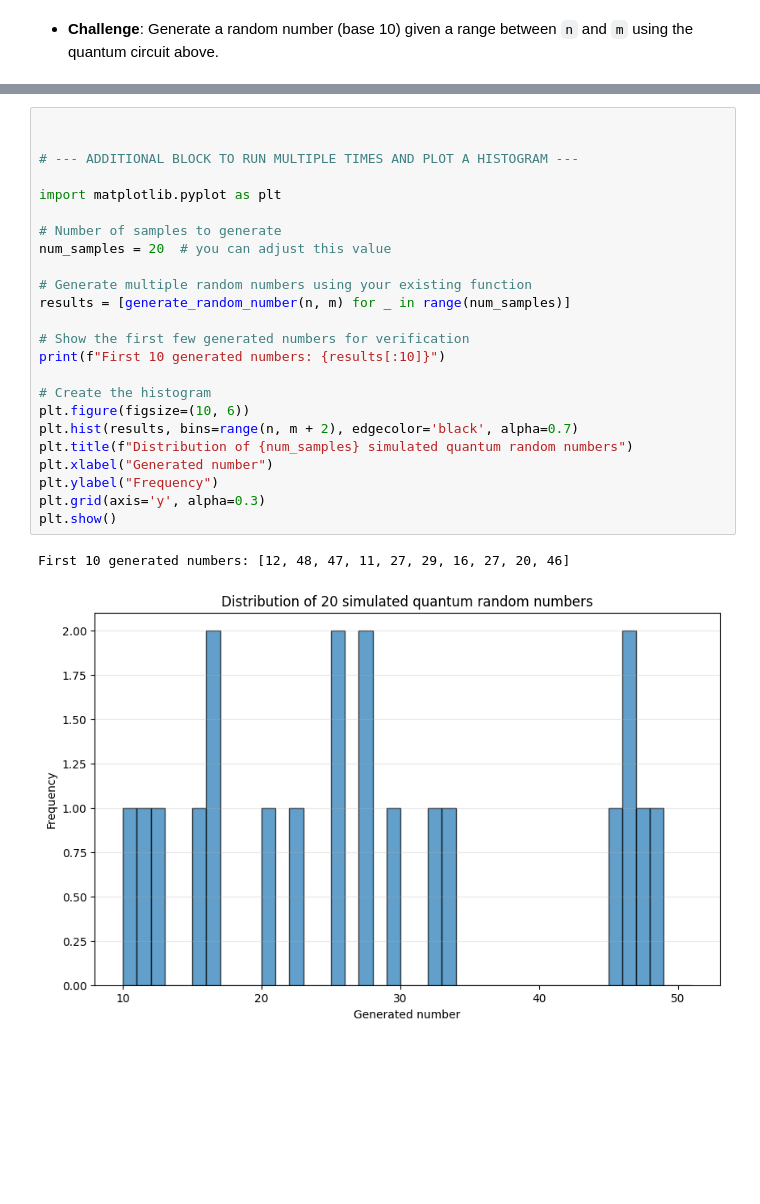
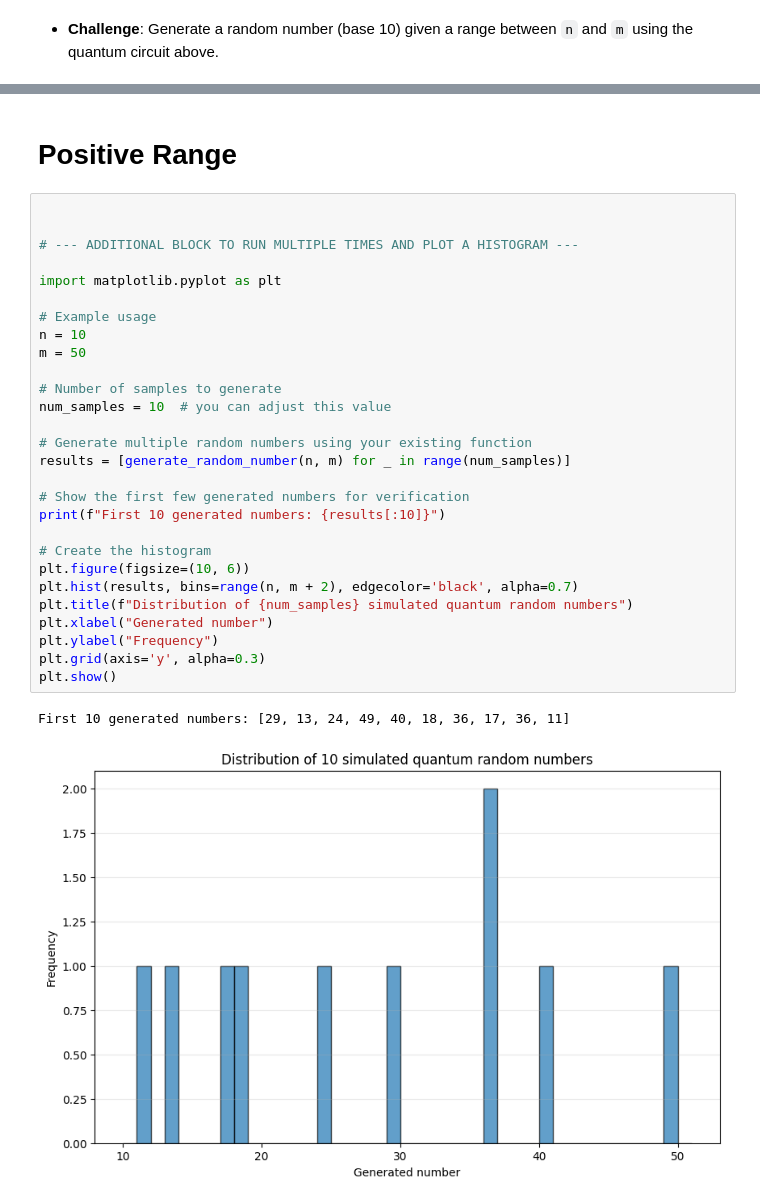
Before and after one commit to DEZE007/Quantum-Hackaton-CICC, a Jupyter notebook: qrng.ipynb, the cells around one changed output, grey strips where cells are left out. Drawn from its saved outputs; the diff is of its cells as text; blank space fills up the shorter version.

```diff
--- a/qrng.ipynb
+++ b/qrng.ipynb
@@ -166,27 +191,33 @@ Random number between 10 and 50: 22
+# %% [markdown]
+# Positive Range
 # %%
 
 
 # --- ADDITIONAL BLOCK TO RUN MULTIPLE TIMES AND PLOT A HISTOGRAM ---
 
 import matplotlib.pyplot as plt
 
+# Example usage
+n = 10
+m = 50
+
 # Number of samples to generate
-num_samples = 20  # you can adjust this value
+num_samples = 10  # you can adjust this value
 
 # Generate multiple random numbers using your existing function
 results = [generate_random_number(n, m) for _ in range(num_samples)]
 
 # Show the first few generated numbers for verification
 print(f"First 10 generated numbers: {results[:10]}")
 
 # Create the histogram
 plt.figure(figsize=(10, 6))
 plt.hist(results, bins=range(n, m + 2), edgecolor='black', alpha=0.7)
 plt.title(f"Distribution of {num_samples} simulated quantum random numbers")
 plt.xlabel("Generated number")
 plt.ylabel("Frequency")
 plt.grid(axis='y', alpha=0.3)
 plt.show()
 # %% [output]
-First 10 generated numbers: [12, 48, 47, 11, 27, 29, 16, 27, 20, 46]
+First 10 generated numbers: [29, 13, 24, 49, 40, 18, 36, 17, 36, 11]
-[figure, old version]
+[figure, new version]
```
Also changed, not shown: parts of 7 cells of this notebook.
